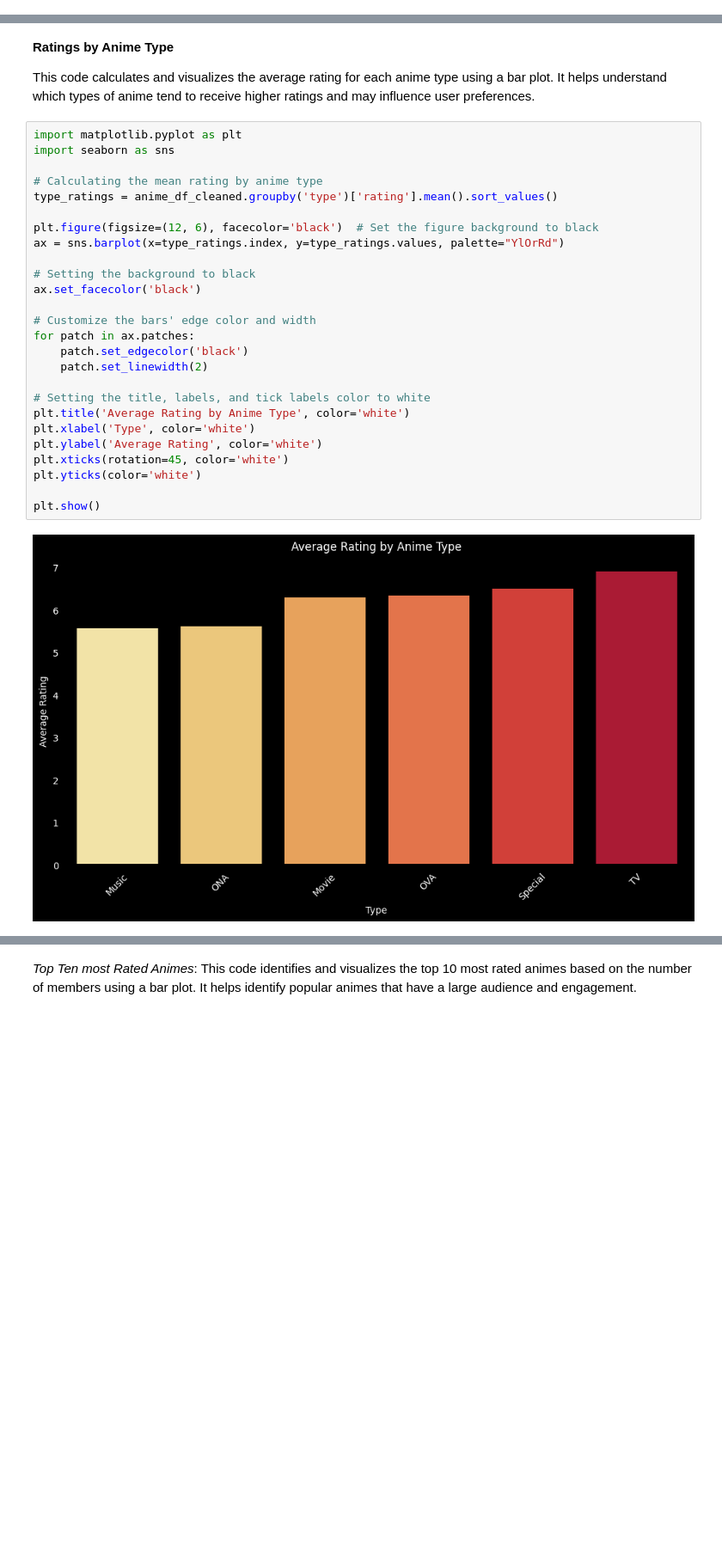
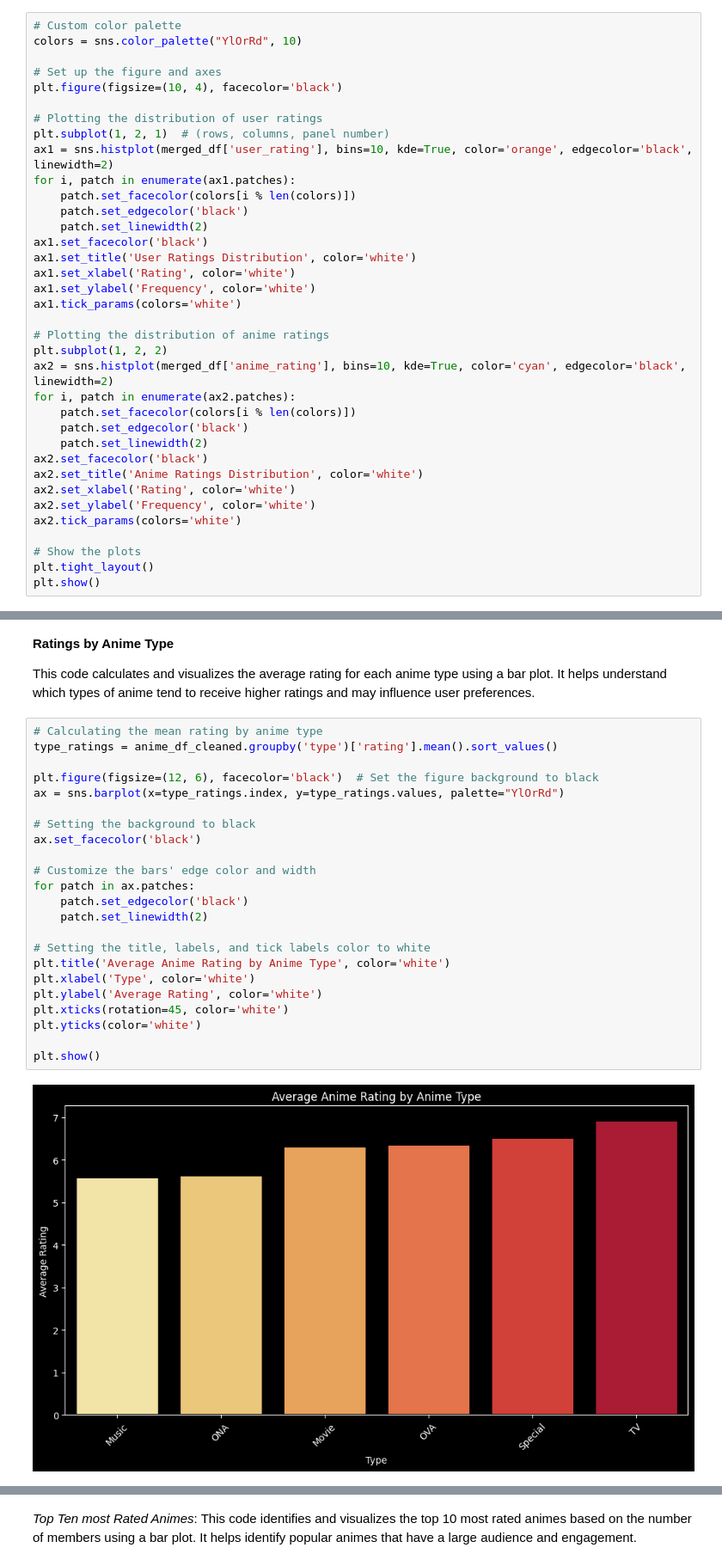
Before and after one commit to justin9503/2401FTDS_Unsupervised-Learning-Project-Team-EG3, a Jupyter notebook: Unsupervised_Learning_Team_EG3.ipynb, the cells around one changed output, grey strips where cells are left out. Shown at 86% size. Saved outputs shown, nothing was run; the diff lists cells and outputs as text; blank space fills up the shorter version.

```diff
--- a/Unsupervised_Learning_Team_EG3.ipynb
+++ b/Unsupervised_Learning_Team_EG3.ipynb
@@ -431,0 +437,36 @@ plt.show()
+# %%
+# Custom color palette
+colors = sns.color_palette("YlOrRd", 10)
+
+# Set up the figure and axes
+plt.figure(figsize=(10, 4), facecolor='black')
+
+# Plotting the distribution of user ratings
+plt.subplot(1, 2, 1)  # (rows, columns, panel number)
+ax1 = sns.histplot(merged_df['user_rating'], bins=10, kde=True, color='orange', edgecolor='black', linewidth=2)
+for i, patch in enumerate(ax1.patches):
+    patch.set_facecolor(colors[i % len(colors)])
+    patch.set_edgecolor('black')
+    patch.set_linewidth(2)
+ax1.set_facecolor('black')
+ax1.set_title('User Ratings Distribution', color='white')
+ax1.set_xlabel('Rating', color='white')
+ax1.set_ylabel('Frequency', color='white')
+ax1.tick_params(colors='white')
+
+# Plotting the distribution of anime ratings
+plt.subplot(1, 2, 2)
+ax2 = sns.histplot(merged_df['anime_rating'], bins=10, kde=True, color='cyan', edgecolor='black', linewidth=2)
+for i, patch in enumerate(ax2.patches):
+    patch.set_facecolor(colors[i % len(colors)])
+    patch.set_edgecolor('black')
+    patch.set_linewidth(2)
+ax2.set_facecolor('black')
+ax2.set_title('Anime Ratings Distribution', color='white')
+ax2.set_xlabel('Rating', color='white')
+ax2.set_ylabel('Frequency', color='white')
+ax2.tick_params(colors='white')
+
+# Show the plots
+plt.tight_layout()
+plt.show()
@@ -471,30 +619,27 @@ plt.show()
 
 This code calculates and visualizes the average rating for each anime type using a bar plot. It helps understand which types of anime tend to receive higher ratings and may influence user preferences.
 # %%
-import matplotlib.pyplot as plt
-import seaborn as sns
-
 # Calculating the mean rating by anime type
 type_ratings = anime_df_cleaned.groupby('type')['rating'].mean().sort_values()
 
 plt.figure(figsize=(12, 6), facecolor='black')  # Set the figure background to black
 ax = sns.barplot(x=type_ratings.index, y=type_ratings.values, palette="YlOrRd")
 
 # Setting the background to black
 ax.set_facecolor('black')
 
 # Customize the bars' edge color and width
 for patch in ax.patches:
     patch.set_edgecolor('black')
     patch.set_linewidth(2)
 
 # Setting the title, labels, and tick labels color to white
-plt.title('Average Rating by Anime Type', color='white')
+plt.title('Average Anime Rating by Anime Type', color='white')
 plt.xlabel('Type', color='white')
 plt.ylabel('Average Rating', color='white')
 plt.xticks(rotation=45, color='white')
 plt.yticks(color='white')
 
 plt.show()
 # %% [output]
-[figure, old version]
+[figure, new version]
```
Also changed, not shown: parts of 65 cells of this notebook.
